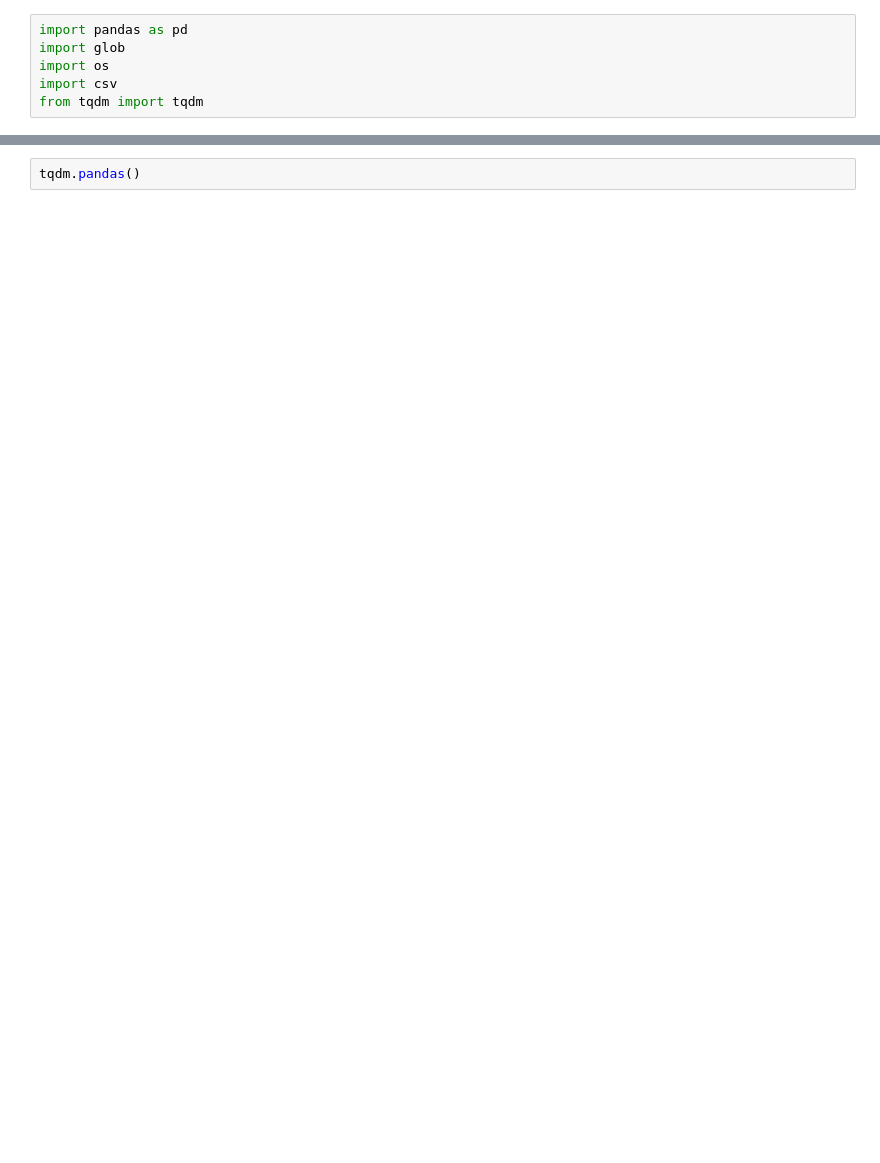
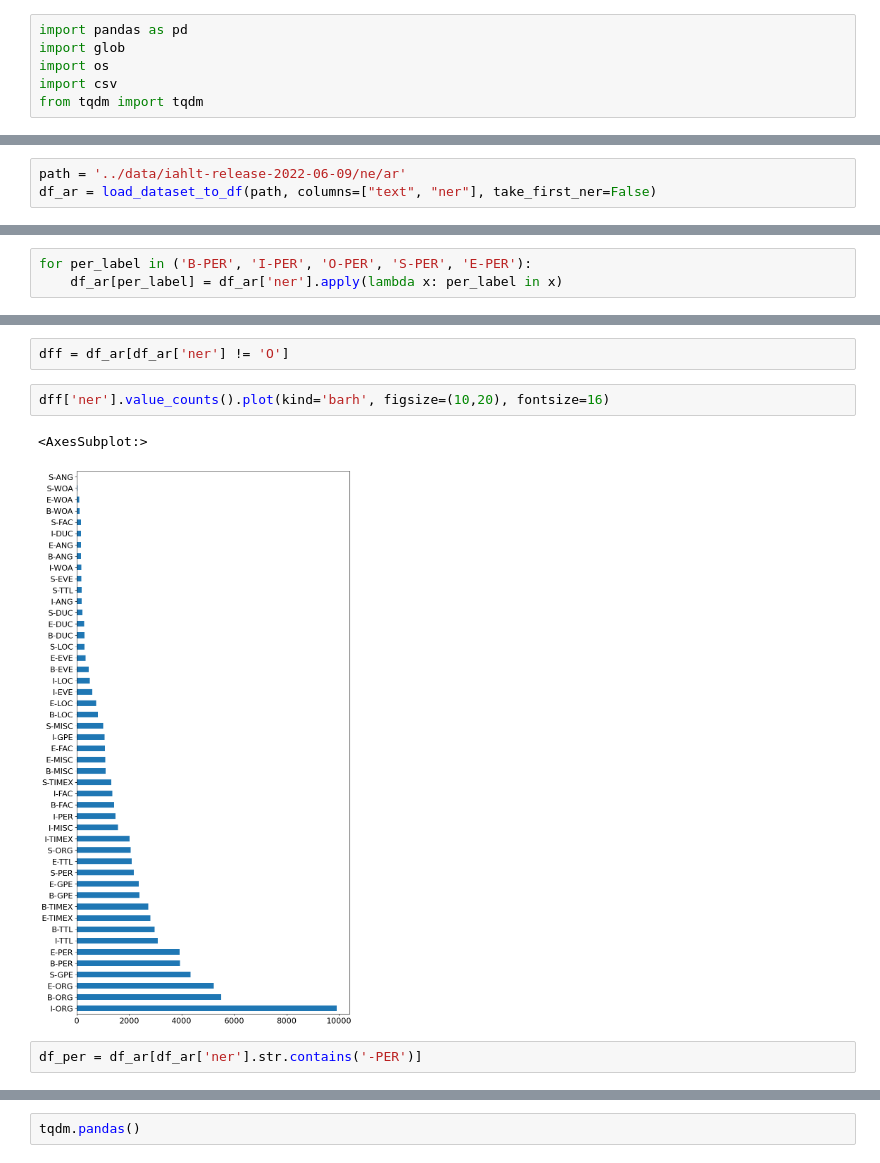
Before and after one commit to wzwzeyal/huggingface_project_template, a Jupyter notebook: notebooks/eda.ipynb, the cells around one changed output, grey strips where cells are left out. Saved outputs shown, nothing was run; the diff lists cells and outputs as text; blank space fills up the shorter version.

```diff
--- a/notebooks/eda.ipynb
+++ b/notebooks/eda.ipynb
@@ -6,0 +82,3 @@ from tqdm import tqdm
+# %%
+path = '../data/iahlt-release-2022-06-09/ne/ar'
+df_ar = load_dataset_to_df(path, columns=["text", "ner"], take_first_ner=False)
@@ -6,0 +103,3 @@ from tqdm import tqdm
+# %%
+for per_label in ('B-PER', 'I-PER', 'O-PER', 'S-PER', 'E-PER'):
+    df_ar[per_label] = df_ar['ner'].apply(lambda x: per_label in x)
@@ -6,0 +175,9 @@ from tqdm import tqdm
+# %%
+dff = df_ar[df_ar['ner'] != 'O']
+# %%
+dff['ner'].value_counts().plot(kind='barh', figsize=(10,20), fontsize=16)
+# %% [output]
+<AxesSubplot:>
+[figure, added]
+# %%
+df_per = df_ar[df_ar['ner'].str.contains('-PER')]
```
Also changed, not shown: parts of 45 cells of this notebook, 2 other files.
